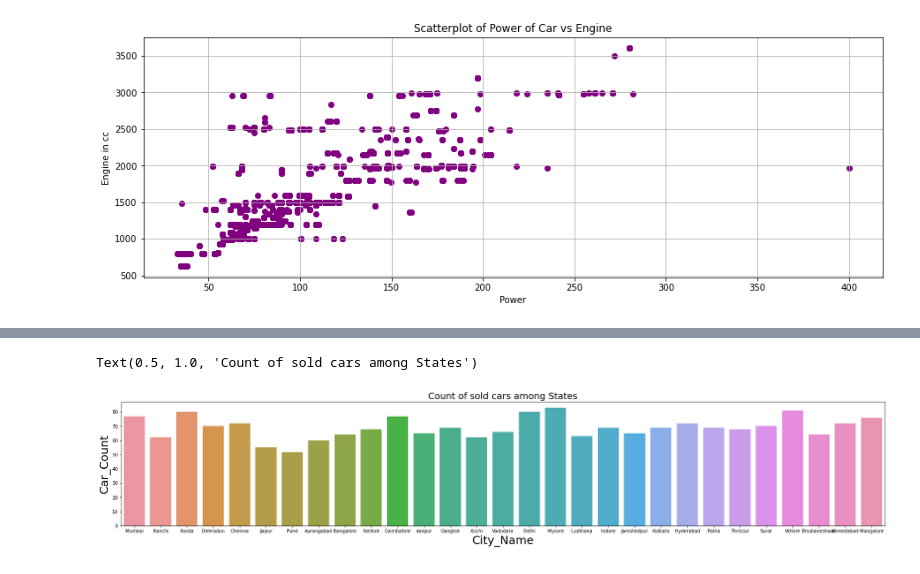
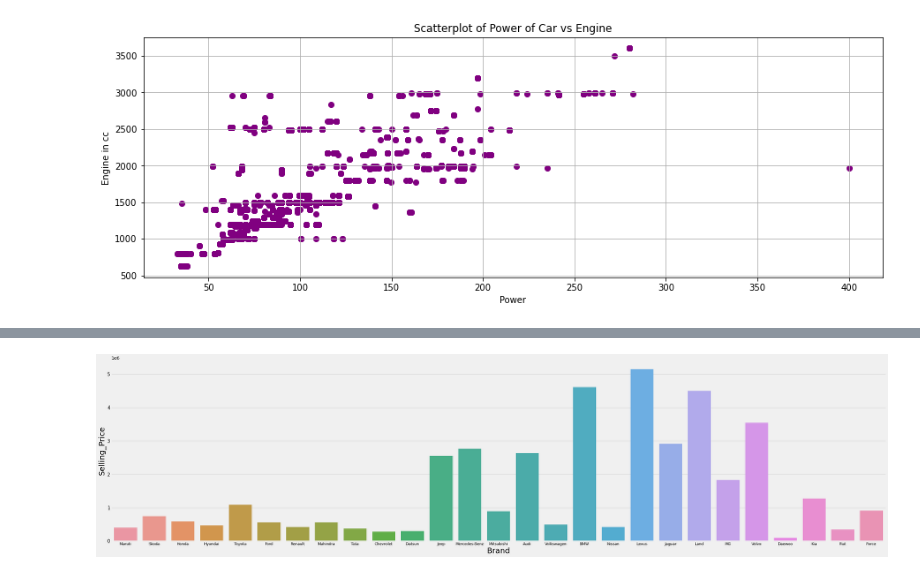
Before and after one commit to hiteshgulati/deloitte_capstone_group, a Jupyter notebook: Used Car Data/Capstone_Project_G2_Task_2.1_2.2_2.3.ipynb, the cells around one changed output, grey strips where cells are left out. Cells and saved outputs as stored; diff of their text form; code cells hidden in the pictures.

```diff
--- a/Used Car Data/Capstone_Project_G2_Task_2.1_2.2_2.3.ipynb
+++ b/Used Car Data/Capstone_Project_G2_Task_2.1_2.2_2.3.ipynb
@@ -639,0 +710,4 @@ plt.legend(loc=4)
+# %%
+style.use('fivethirtyeight')
+plt.figure(figsize=(15,5))
+sns.distplot(car_data['Selling_Price'],bins=50,kde=False,color = 'purple')
@@ -663,15 +769,10 @@ Text(0.5, 1.0, 'TOP 10 most Selling Brands')
 # %%
-#count of sold cars among states
-plt.figure(figsize=(30,5))
-p =sns.countplot(x='City_Name',data=car_data[car_data['Sold']=='Y'])
-# show_values(p)
-plt.xlabel('City_Name',fontsize=25)
-plt.ylabel('Car_Count',fontsize=25)
-plt.xticks(fontsize=10)
-plt.yticks(fontsize=10)
-plt.title('Count of sold cars among States',fontsize=20)
-
-# figure.tight_layout()
+plt.figure(figsize=(40,10))
+sns.barplot(x='Brand',y='Selling_Price',data=car_data[car_data['Sold']=='Y'],estimator=np.mean,ci=None)
+plt.xlabel('Brand',fontsize=25)
+plt.ylabel('Selling_Price',fontsize=25)
+plt.xticks(fontsize=12)
+plt.yticks(fontsize=15)
+fig.tight_layout()
 # %% [output]
-Text(0.5, 1.0, 'Count of sold cars among States')
-[figure, old version]
+[figure, new version]
```
Also changed, not shown: parts of 72 cells of this notebook, 8 other files.
